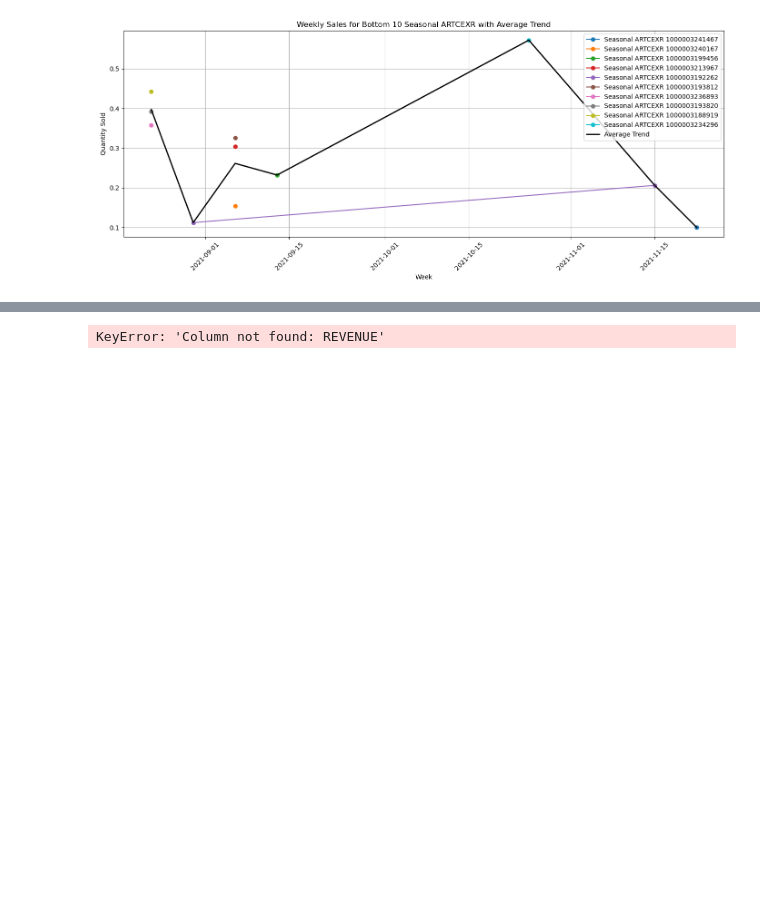
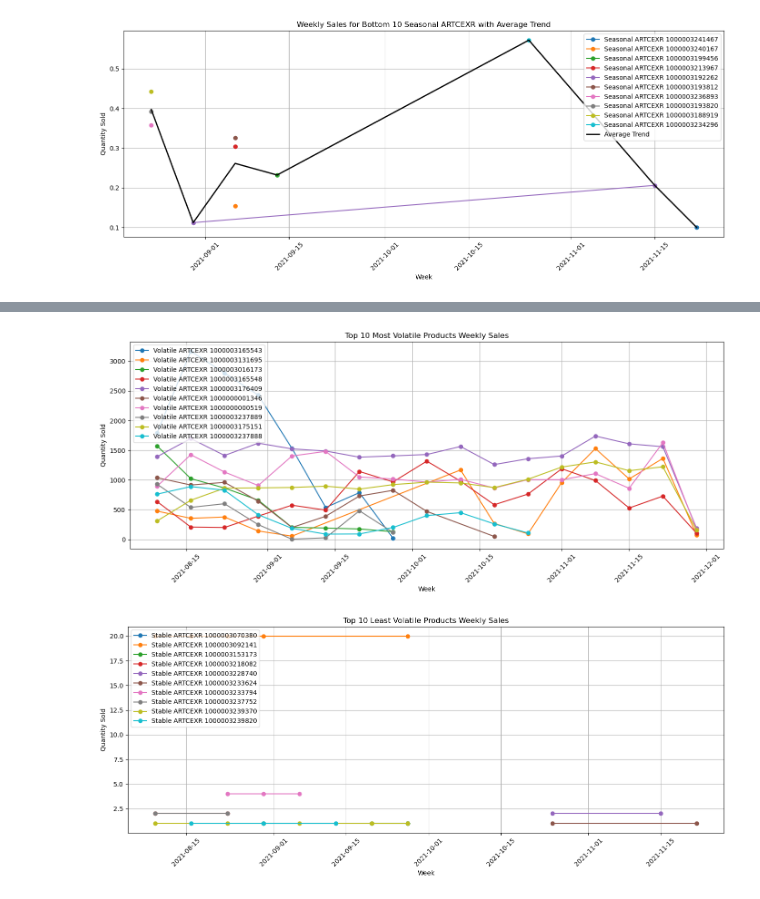
Before and after one commit to PeterOstr/kazbek, a Jupyter notebook: eda1.ipynb, the cells around one changed output, grey strips where cells are left out. Saved outputs shown, nothing was run; the diff lists cells and outputs as text; code cells hidden in the pictures; blank space fills up the shorter version.

```diff
--- a/eda1.ipynb
+++ b/eda1.ipynb
@@ -356,3 +359,42 @@ No artists with labels found to put in legend.  Note that artists whose label st
 # %%
+# Расчет стандартного отклонения продаж по каждому товару
+std_dev_sales = weekly_sales.groupby('ARTCEXR')['QUANTITY'].std().reset_index()
+
+# Определение товаров с наибольшим и наименьшим изменениями в продажах
+top_10_volatile = std_dev_sales.nlargest(10, 'QUANTITY')['ARTCEXR']
+bottom_10_stable = std_dev_sales.nsmallest(10, 'QUANTITY')['ARTCEXR']
+
+# Фильтрация данных для визуализации волатильных и стабильных продаж
+volatile_sales_data = weekly_sales[weekly_sales['ARTCEXR'].isin(top_10_volatile)]
+stable_sales_data = weekly_sales[weekly_sales['ARTCEXR'].isin(bottom_10_stable)]
+
+# Визуализация данных для товаров с наибольшими изменениями
+plt.figure(figsize=(14, 6))
+for artcexr in top_10_volatile:
+    data = volatile_sales_data[volatile_sales_data['ARTCEXR'] == artcexr]
+    plt.plot(data['WEEK'], data['QUANTITY'], marker='o', linestyle='-', label=f'Volatile ARTCEXR {artcexr}')
+plt.title('Top 10 Most Volatile Products Weekly Sales')
+plt.xlabel('Week')
+plt.ylabel('Quantity Sold')
+plt.legend(loc='upper left')
+plt.grid(True)
+plt.xticks(rotation=45)
+plt.tight_layout()
+plt.show()
+
+# Визуализация данных для товаров с наименьшими изменениями
+plt.figure(figsize=(14, 6))
+for artcexr in bottom_10_stable:
+    data = stable_sales_data[stable_sales_data['ARTCEXR'] == artcexr]
+    plt.plot(data['WEEK'], data['QUANTITY'], marker='o', linestyle='-', label=f'Stable ARTCEXR {artcexr}')
+plt.title('Top 10 Least Volatile Products Weekly Sales')
+plt.xlabel('Week')
+plt.ylabel('Quantity Sold')
+plt.legend(loc='upper left')
+plt.grid(True)
+plt.xticks(rotation=45)
+plt.tight_layout()
+plt.show()
 # %% [output]
-KeyError: 'Column not found: REVENUE'
+[figure, added]
+[figure, added]
```
Also changed, not shown: parts of 4 cells of this notebook.
